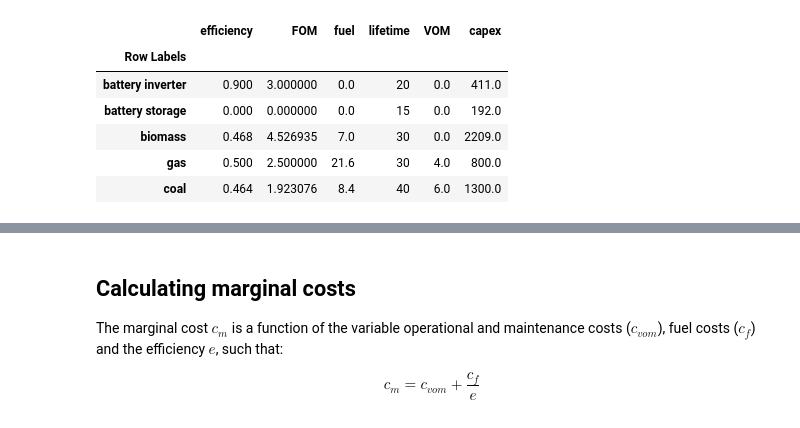
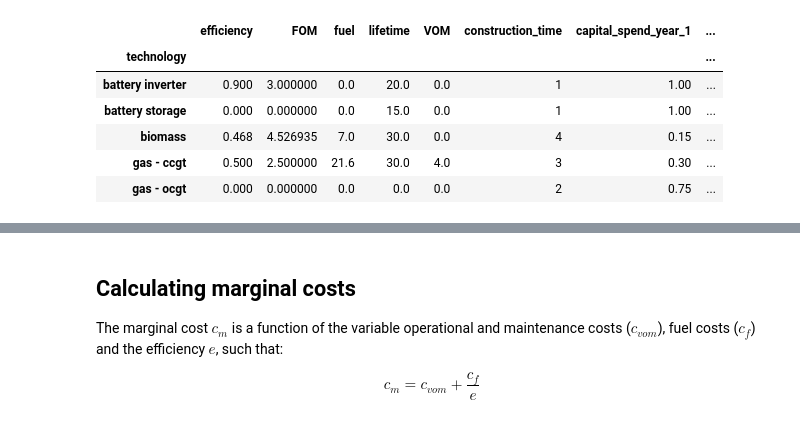
Before and after one commit to transition-zero/tza-google-cfe, a Jupyter notebook: notebooks/02_cost_model.ipynb, the cells around one changed output, grey strips where cells are left out. Cells and saved outputs as stored; diff of their text form; code cells hidden in the pictures.

Commit message:
update cost model to factor in IDC

```diff
--- a/notebooks/02_cost_model.ipynb
+++ b/notebooks/02_cost_model.ipynb
@@ -3,22 +3,22 @@ import pandas as pd
 # %%
 costs = (
     pd
-    .read_excel('../data/system_inputs.xlsx', sheet_name='technology_params')
+    .read_csv('../data/tech_params.csv')
     .drop(['CO2 intensity'],axis=1)
-    .set_index('Row Labels')
+    .set_index('technology')
     .fillna(0)
 )
 
-costs['capex'] = costs['investment']
+costs['overnight_capex'] = costs['investment']
 
 costs = costs.drop(['investment'],axis=1)
 
 costs.head(5)
 # %% [output]
-|  | efficiency | FOM | fuel | lifetime | VOM | capex |
-| Row Labels |  |  |  |  |  |  |
-| battery inverter | 0.900 | 3.000000 | 0.0 | 20 | 0.0 | 411.0 |
-| battery storage | 0.000 | 0.000000 | 0.0 | 15 | 0.0 | 192.0 |
-| biomass | 0.468 | 4.526935 | 7.0 | 30 | 0.0 | 2209.0 |
-| gas | 0.500 | 2.500000 | 21.6 | 30 | 4.0 | 800.0 |
-| coal | 0.464 | 1.923076 | 8.4 | 40 | 6.0 | 1300.0 |
+|  | efficiency | FOM | fuel | lifetime | VOM | construction_time | capital_spend_year_1 | ... |
+| technology |  |  |  |  |  |  |  | ... |
+| battery inverter | 0.900 | 3.000000 | 0.0 | 20.0 | 0.0 | 1 | 1.00 | ... |
+| battery storage | 0.000 | 0.000000 | 0.0 | 15.0 | 0.0 | 1 | 1.00 | ... |
+| biomass | 0.468 | 4.526935 | 7.0 | 30.0 | 0.0 | 4 | 0.15 | ... |
+| gas - ccgt | 0.500 | 2.500000 | 21.6 | 30.0 | 4.0 | 3 | 0.30 | ... |
+| gas - ocgt | 0.000 | 0.000000 | 0.0 | 0.0 | 0.0 | 2 | 0.75 | ... |
```
Also changed, not shown: parts of 13 cells of this notebook, 1 other file.
